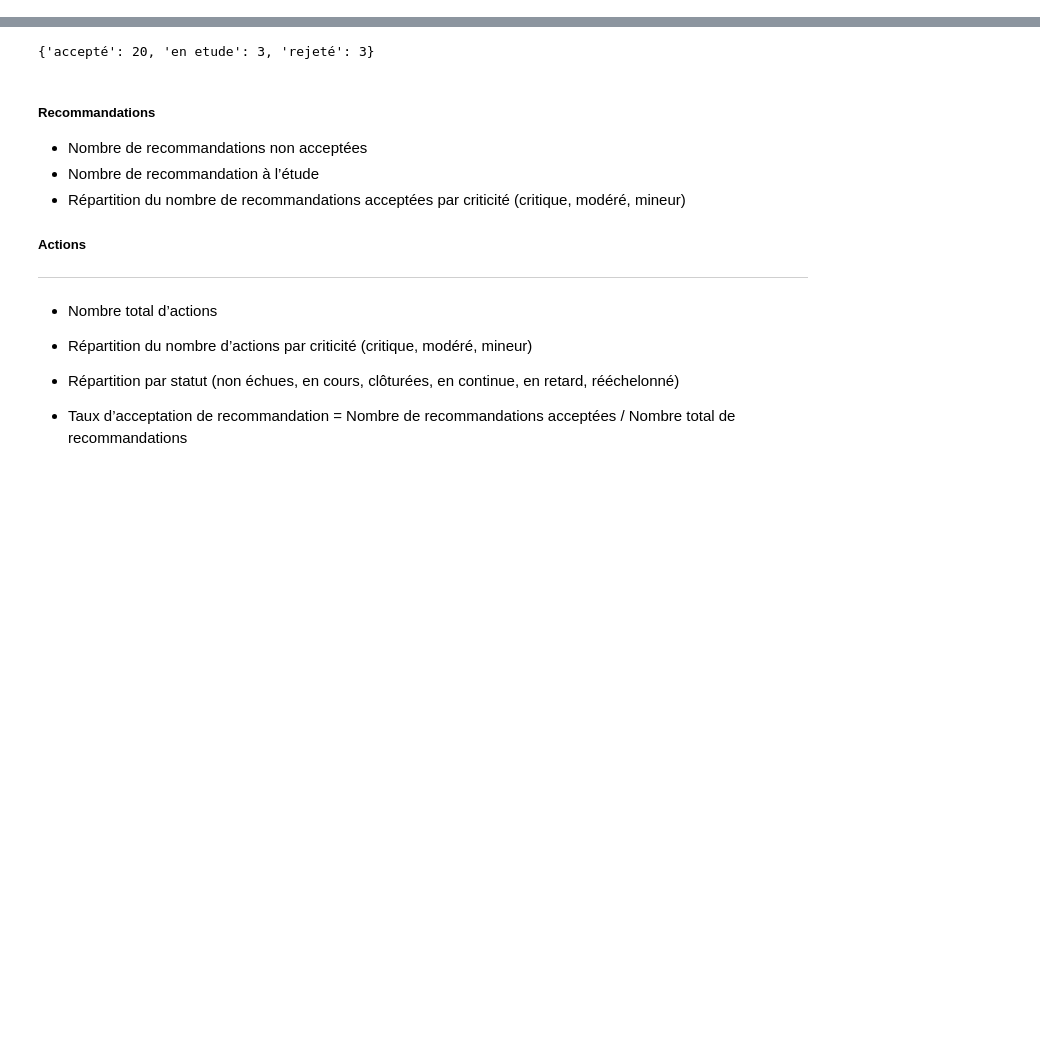
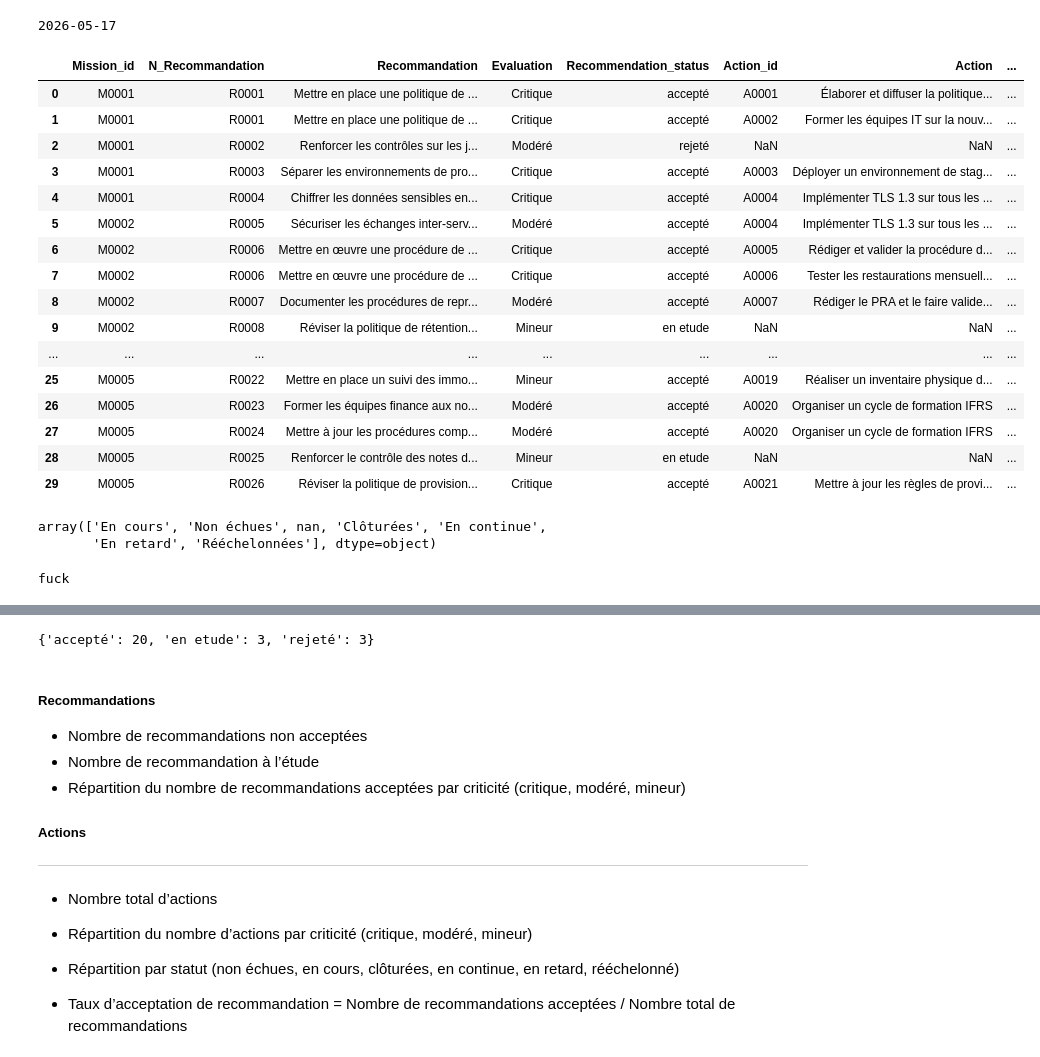
Before and after one commit to YassineSdk/Reporting_API, a Jupyter notebook: testing_nb.ipynb, the cells around one changed output, grey strips where cells are left out. Saved outputs shown, nothing was run; the diff lists cells and outputs as text; code cells hidden in the pictures; blank space fills up the shorter version.

```diff
--- a/testing_nb.ipynb
+++ b/testing_nb.ipynb
@@ -12,0 +23,27 @@ data.head()
+# %%
+import numpy as np
+from datetime import  date
+print(date.today())
+data['Échéance'] = data['Échéance'].replace("En continue",np.nan)
+# %% [output]
+2026-05-17
+# %%
+data
+# %% [output]
+|  | Mission_id | N_Recommandation | Recommandation | Evaluation | Recommendation_status | Action_id | Action | ... |
+| 0 | M0001 | R0001 | Mettre en place une politique de ... | Critique | accepté | A0001 | Élaborer et diffuser la politique... | ... |
+| 1 | M0001 | R0001 | Mettre en place une politique de ... | Critique | accepté | A0002 | Former les équipes IT sur la nouv... | ... |
+| 2 | M0001 | R0002 | Renforcer les contrôles sur les j... | Modéré | rejeté | NaN | NaN | ... |
+| 3 | M0001 | R0003 | Séparer les environnements de pro... | Critique | accepté | A0003 | Déployer un environnement de stag... | ... |
+| 4 | M0001 | R0004 | Chiffrer les données sensibles en... | Critique | accepté | A0004 | Implémenter TLS 1.3 sur tous les ... | ... |
+| 5 | M0002 | R0005 | Sécuriser les échanges inter-serv... | Modéré | accepté | A0004 | Implémenter TLS 1.3 sur tous les ... | ... |
+| 6 | M0002 | R0006 | Mettre en œuvre une procédure de ... | Critique | accepté | A0005 | Rédiger et valider la procédure d... | ... |
+| 7 | M0002 | R0006 | Mettre en œuvre une procédure de ... | Critique | accepté | A0006 | Tester les restaurations mensuell... | ... |
+| 8 | M0002 | R0007 | Documenter les procédures de repr... | Modéré | accepté | A0007 | Rédiger le PRA et le faire valide... | ... |
+| 9 | M0002 | R0008 | Réviser la politique de rétention... | Mineur | en etude | NaN | NaN | ... |
+| ... | ... | ... | ... | ... | ... | ... | ... | ... |
+| 25 | M0005 | R0022 | Mettre en place un suivi des immo... | Mineur | accepté | A0019 | Réaliser un inventaire physique d... | ... |
+| 26 | M0005 | R0023 | Former les équipes finance aux no... | Modéré | accepté | A0020 | Organiser un cycle de formation IFRS | ... |
+| 27 | M0005 | R0024 | Mettre à jour les procédures comp... | Modéré | accepté | A0020 | Organiser un cycle de formation IFRS | ... |
+| 28 | M0005 | R0025 | Renforcer le contrôle des notes d... | Mineur | en etude | NaN | NaN | ... |
+| 29 | M0005 | R0026 | Réviser la politique de provision... | Critique | accepté | A0021 | Mettre à jour les règles de provi... | ... |
@@ -12,0 +52,10 @@ data.head()
+# %%
+data['Action_status'].unique()
+# %% [output]
+array(['En cours', 'Non échues', nan, 'Clôturées', 'En continue',
+       'En retard', 'Rééchelonnées'], dtype=object)
+# %%
+if data["Échéance"].dtype == "object":
+    print("the datetime is obejct")
+# %% [output]
+fuck
```
Also changed, not shown: parts of 8 cells of this notebook, 5 other files.
